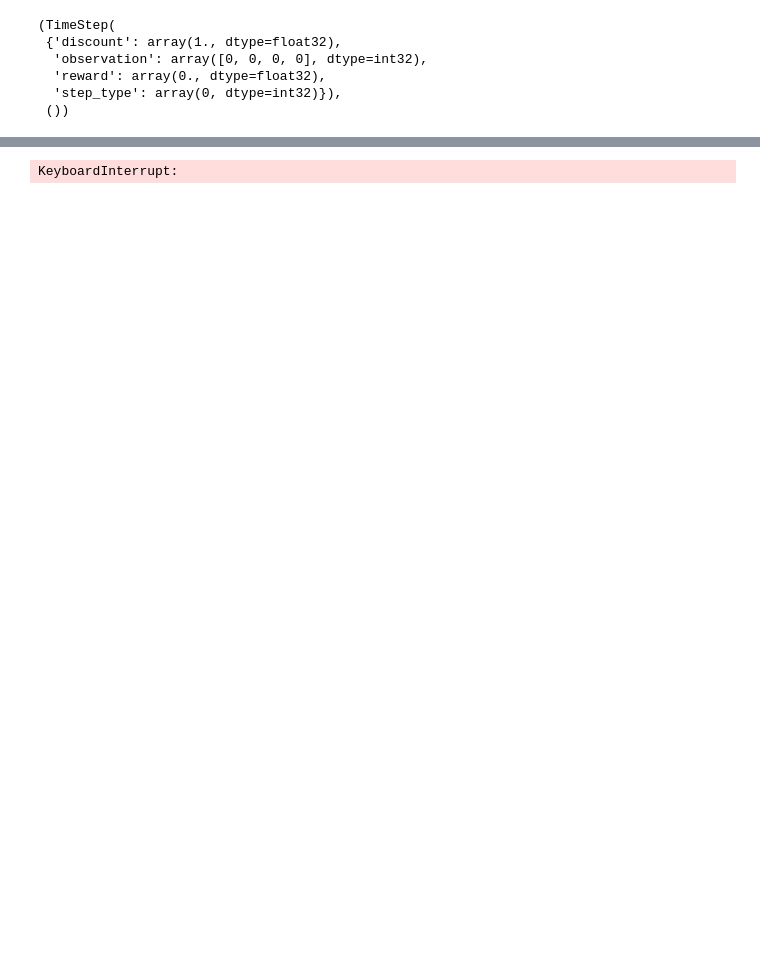
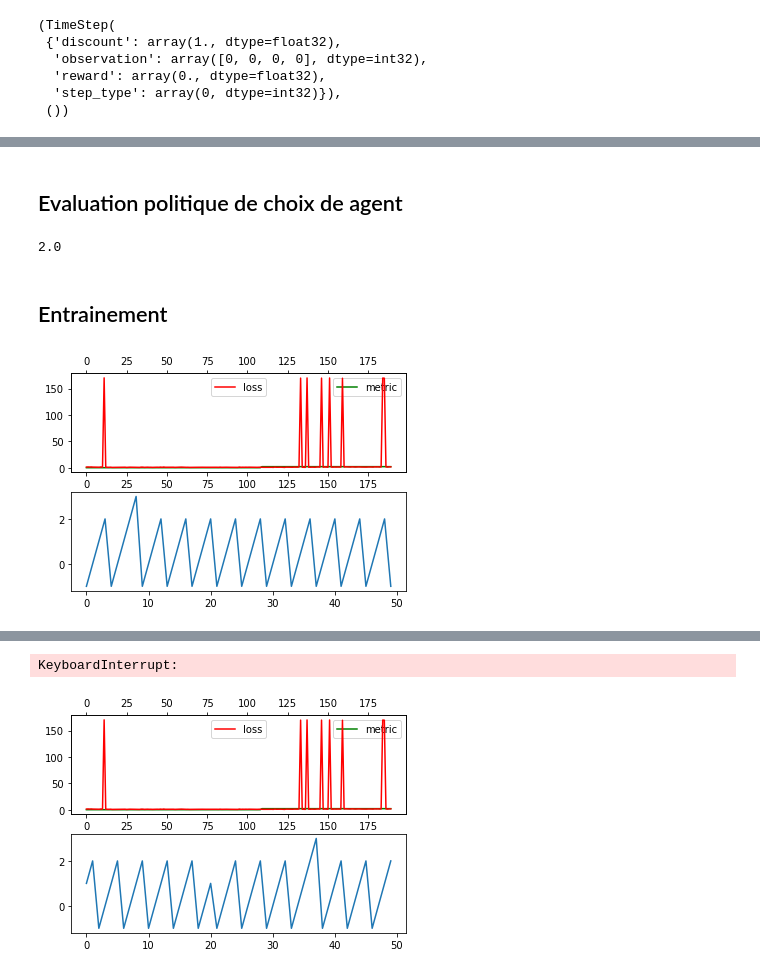
Before and after one commit to alexkocev/iarchitect, a Jupyter notebook: notebooks/exploration_mco.ipynb, the cells around one changed output, grey strips where cells are left out. Saved outputs shown, nothing was run; the diff lists cells and outputs as text; code cells hidden in the pictures; blank space fills up the shorter version.

```diff
--- a/notebooks/exploration_mco.ipynb
+++ b/notebooks/exploration_mco.ipynb
@@ -333,27 +445,30 @@ compute_avg_return(train_env,policy)
 # %%
+batch_size = 64
 replay_buffer = tf_uniform_replay_buffer.TFUniformReplayBuffer(
     agent.collect_data_spec,
     batch_size=train_env.batch_size,
     max_length=replay_buffer_capacity)
 
-random_policy = random_tf_policy.RandomTFPolicy(train_env.time_step_spec(),
-                                                train_env.action_spec())
+# random_policy = random_tf_policy.RandomTFPolicy(train_env.time_step_spec(),
+#                                                 train_env.action_spec())
+# policy = random_policy
+policy = agent.collect_policy
 
 observers = [replay_buffer.add_batch,MyObserver(verbose=False)]
 
 
 collect_ope_driver = dynamic_step_driver.DynamicStepDriver(
   train_env,
-  random_policy,
+  policy,
   observers=observers,
-  num_steps=1000)
+  num_steps=batch_size)
 
 initial_time_step = train_env.reset()
 collect_ope_driver.run(initial_time_step,maximum_iterations=num_iterations)
 
 
 dataset = replay_buffer.as_dataset(
-    sample_batch_size=4,
-    num_steps=2)
+    sample_batch_size=batch_size,
+    num_steps=2).prefetch(3)
 
 iterator = iter(dataset)
@@ -362,3 +481,5 @@ observers[1].plot();
+# %% [markdown]
+## Evaluation politique de choix de agent
 # %%
 # # (Optional) Optimize by wrapping some of the code in a graph using
 # # TF function.
@@ -368,8 +489,10 @@ observers[1].plot();
 agent.train_step_counter.assign(0)
 eval_env.reset()
 # Evaluate the agent's policy once before training.
-avg_return = compute_avg_return(eval_env, agent.collect_policy,100)
+avg_return = compute_avg_return(eval_env, agent.collect_policy,10)
 
 print(avg_return)
 
 returns = [avg_return]
+# %% [output]
+2.0
@@ -378,24 +499,55 @@ print(eval_env.envs[0]._logger)
+# %% [markdown]
+## Entrainement
 # %%
+TOL = 1e-3
+LENGTH_TOL = 100
+
 time_step = None
-policy_state = agent.collect_policy.get_initial_state(train_env.batch_size)
+losses = np.array([])
+metrics = np.array([])
+fig,axes = plt.subplots(2,1)
+ax = axes[0]
+ax2 = ax.twiny()
 for _ in range(num_iterations):
-    time_step, policy_state = collect_ope_driver.run(
-      time_step=time_step,
-      policy_state=policy_state,
-      )
+    time_step, _ = collect_ope_driver.run(time_step) # FILL replay_buffer AND Observers
 
     # Sample a batch of data from the buffer and update the agent's network.
     experience, unused_info = next(iterator)
     train_loss = agent.train(experience).loss
+    losses = np.append(losses,train_loss)
+
+    if metrics.shape[0]:
+        metrics=np.append(metrics,metrics[-1])
+    else:
+        metrics=np.append(metrics,0)
+
 
     step =agent.train_step_counter.numpy()
 
-    if step % log_interval == 0:
+    if step % 10 == 0:
         print('step = {0}: loss = {1}'.format(step, train_loss))
 
-    if step % eval_interval == 0:
-        avg_return = compute_avg_return(eval_env, agent.collect_policy, \
+    if step % 10 == 0:
+        ax.clear()
+        ax2.clear()
+        ax.plot(metrics,label="metric",color="green")
+        ax2.plot(losses,label="loss",color="red")
+        ax.legend()
+        ax2.legend()
+        clear_output(wait = True)
+        display(fig)
+        axes[1].clear()
+        observers[1].plot(ax=axes[1],sample=50)
+
+    if step % 10 == 0:
+        avg_return = compute_avg_return(train_env, agent.policy, \
                                         10)
+        metrics[-1] = avg_return
         print('step = {0}: Average Return = {1}'.format(step, avg_return))
-        returns.append(avg_return)
+
+#     diff = np.abs(np.diff(metrics[-min(LENGTH_TOL,metrics.shape[0]):]))
+#     if metrics.shape[0]>LENGTH_TOL+1:
+#         if np.abs(np.diff(metrics[-LENGTH_TOL:])).min()<TOL:
+#             break
 # %% [output]
+[figure, added]
@@ -403,4 +555,5 @@ step = 100: loss = 141171552.0
 KeyboardInterrupt:
+[figure, added]
 # %%
 observers = [MyObserver()]
 driver = py_driver.PyDriver(
```
Also changed, not shown: parts of 61 cells of this notebook.
